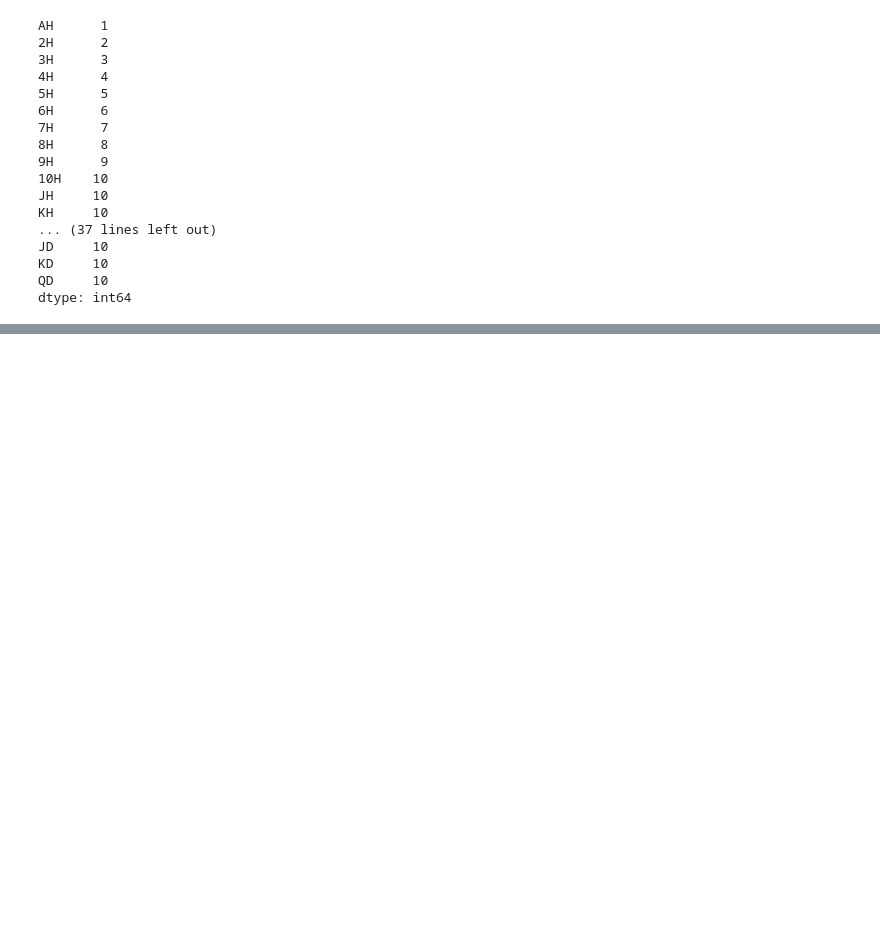
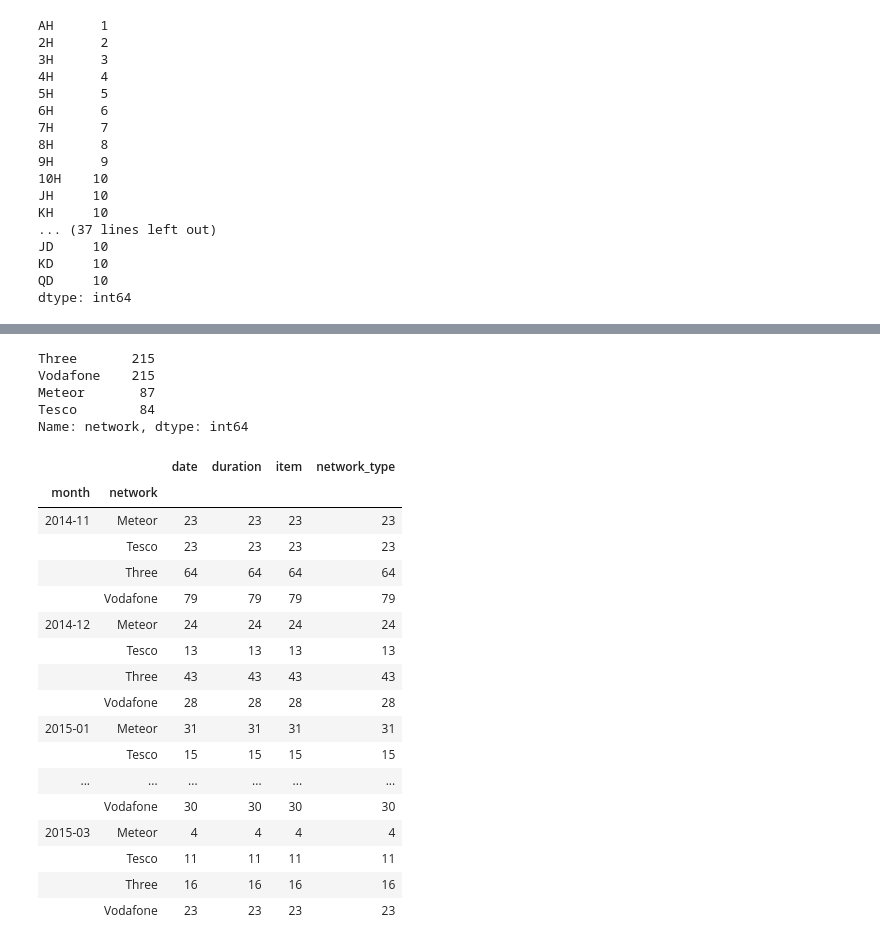
Before and after one commit to ch00226855/CMP464-Fall2019, a Jupyter notebook: Week13_GroupbyMechanics.ipynb, the cells around one changed output, grey strips where cells are left out. Cells and saved outputs as stored; diff of their text form; code cells hidden in the pictures; blank space fills up the shorter version.

```diff
--- a/Week13_GroupbyMechanics.ipynb
+++ b/Week13_GroupbyMechanics.ipynb
@@ -307,0 +310,8 @@ dtype: int64
+# %%
+# Load data
+# https://www.shanelynn.ie/summarising-aggregation-and-grouping-data-in-python-pandas/
+url = "https://shanelynnwebsite-mid9n9g1q9y8tt.netdna-ssl.com/wp-content/uploads/2015/06/phone_data.csv"
+# data = pd.read_csv(url, delimiter=",")
+data = pd.read_csv(url, delimiter=",", index_col='index')
+print(data.shape)
+data.head(3)
@@ -307,0 +332,5 @@ dtype: int64
+# %%
+# Convert date column from string to datetime objects
+from dateutil.parser import parse
+data['date'] = data['date'].apply(parse, dayfirst=True)
+data.head(3)
@@ -307,0 +485,30 @@ dtype: int64
+# %%
+subdata = data[data['network_type'] == 'mobile']
+subdata['network'].value_counts()
+# %% [output]
+Three       215
+Vodafone    215
+Meteor       87
+Tesco        84
+Name: network, dtype: int64
+# %%
+subdata.groupby(['month', 'network']).count()
+# %% [output]
+|  |  | date | duration | item | network_type |
+| month | network |  |  |  |  |
+| 2014-11 | Meteor | 23 | 23 | 23 | 23 |
+|  | Tesco | 23 | 23 | 23 | 23 |
+|  | Three | 64 | 64 | 64 | 64 |
+|  | Vodafone | 79 | 79 | 79 | 79 |
+| 2014-12 | Meteor | 24 | 24 | 24 | 24 |
+|  | Tesco | 13 | 13 | 13 | 13 |
+|  | Three | 43 | 43 | 43 | 43 |
+|  | Vodafone | 28 | 28 | 28 | 28 |
+| 2015-01 | Meteor | 31 | 31 | 31 | 31 |
+|  | Tesco | 15 | 15 | 15 | 15 |
+| ... | ... | ... | ... | ... | ... |
+|  | Vodafone | 30 | 30 | 30 | 30 |
+| 2015-03 | Meteor | 4 | 4 | 4 | 4 |
+|  | Tesco | 11 | 11 | 11 | 11 |
+|  | Three | 16 | 16 | 16 | 16 |
+|  | Vodafone | 23 | 23 | 23 | 23 |
```
Also changed, not shown: parts of 25 cells of this notebook.
